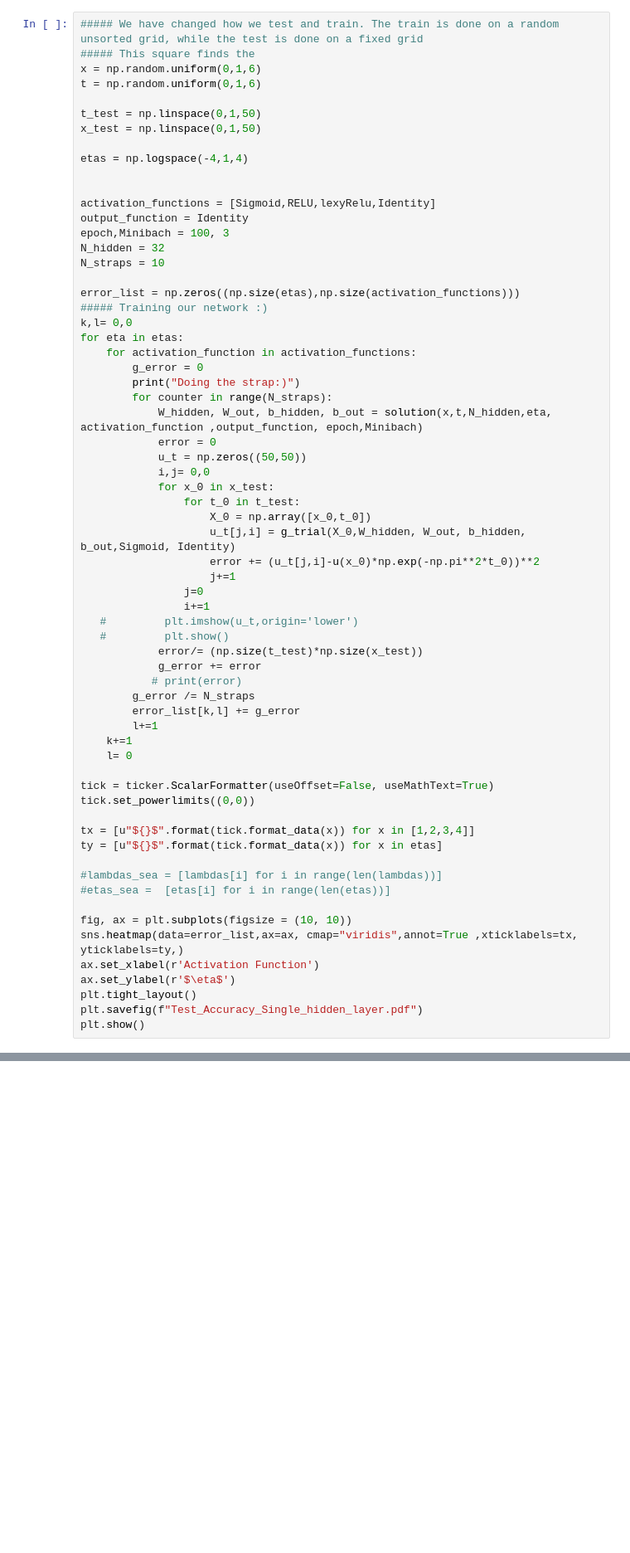
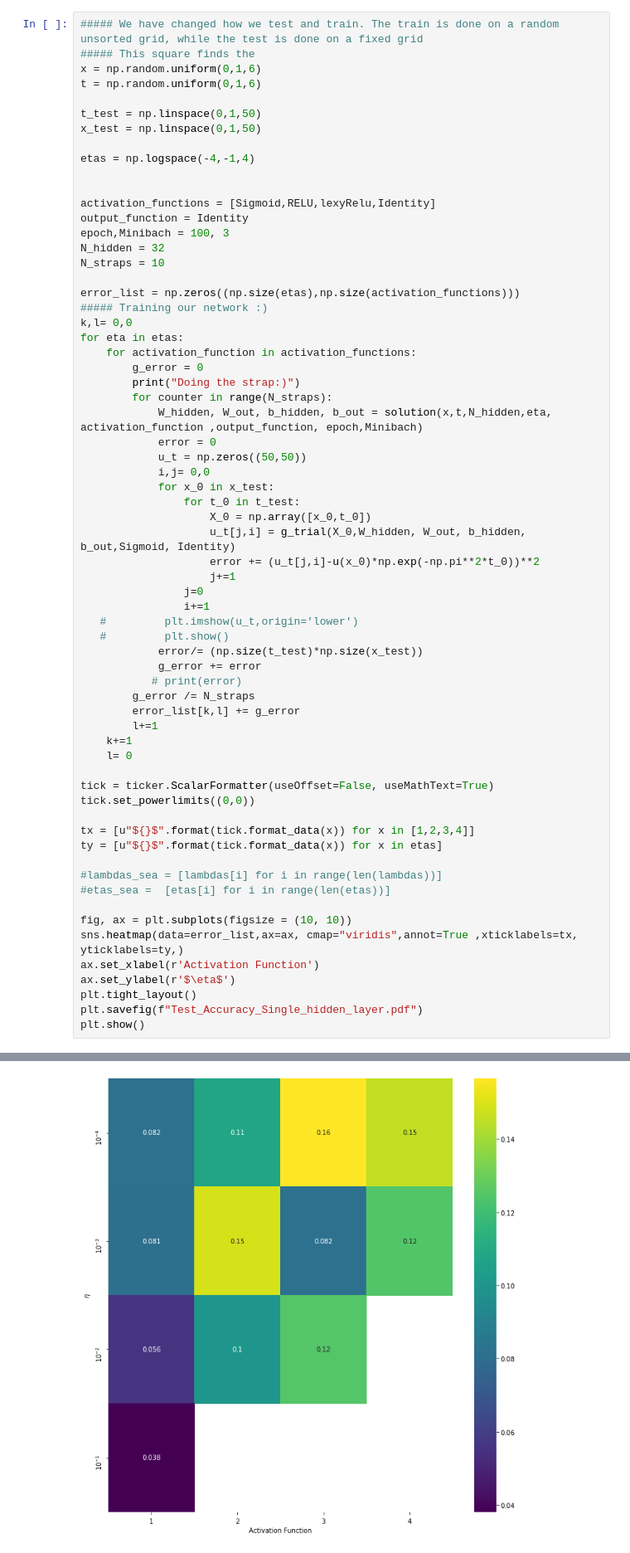
Before and after one commit to MortenTryti/MachineLearning, a Jupyter notebook: Project 3/Our_network.ipynb, the cells around one changed output, grey strips where cells are left out. Shown at 83% size. Drawn from its saved outputs; the diff is of its cells as text; blank space fills up the shorter version.

```diff
--- a/Project 3/Our_network.ipynb
+++ b/Project 3/Our_network.ipynb
@@ -147,7 +153,7 @@ t = np.random.uniform(0,1,6)
 t_test = np.linspace(0,1,50)
 x_test = np.linspace(0,1,50)
 
-etas = np.logspace(-4,1,4)
+etas = np.logspace(-4,-1,4)
 
 
 activation_functions = [Sigmoid,RELU,lexyRelu,Identity]
@@ -208,3 +229,4 @@ Doing the strap:)
+[figure, added]
 # %%
 ### Solution as function of epochs
 x = np.random.uniform(0,1,10)
```
Also changed, not shown: parts of 4 cells of this notebook, 3 other files.
